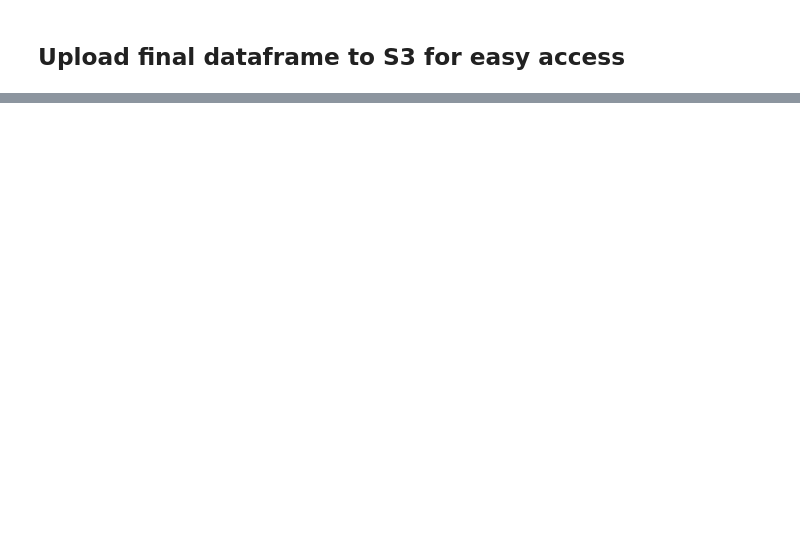
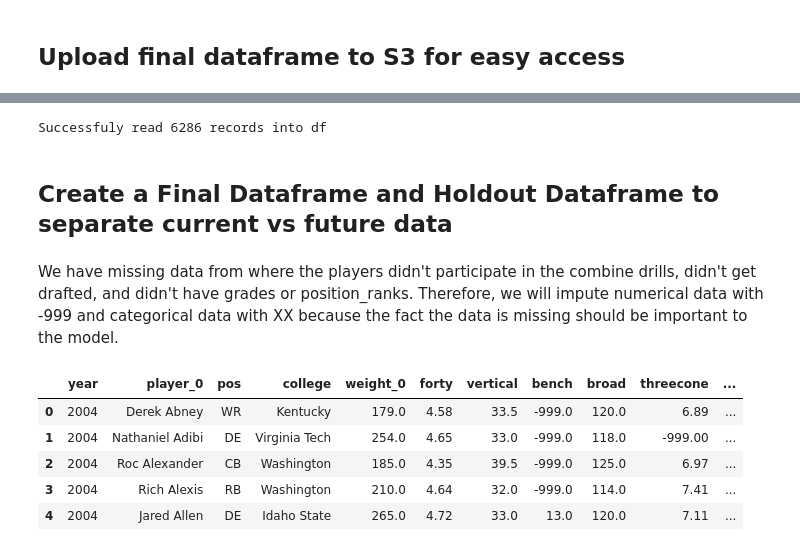
Before and after one commit to Lennyj89/ADS508, a Jupyter notebook: FinalProject.ipynb, the cells around one changed output, grey strips where cells are left out. Saved outputs shown, nothing was run; the diff lists cells and outputs as text; code cells hidden in the pictures; blank space fills up the shorter version.

```diff
--- a/FinalProject.ipynb
+++ b/FinalProject.ipynb
@@ -451,0 +470,8 @@ to_s3(bucket, "cleanedData.csv", csv_buffer.getvalue())
+# %%
+pre_final_df = read_csv('PriorToStandardization.csv')
+# %% [output]
+Successfuly read 6286 records into df
+# %%
+pre_final_df.drop(columns=['Unnamed: 0', 'pick_0', 'round_0', 'position_0'], inplace=True)
+# %% [markdown]
+## Create a Final Dataframe and Holdout Dataframe to separate current vs future data
@@ -451,0 +484,14 @@ to_s3(bucket, "cleanedData.csv", csv_buffer.getvalue())
+# %% [markdown]
+We have missing data from where the players didn't participate in the combine drills, didn't get drafted, and didn't have grades or position_ranks.  Therefore, we will impute numerical data with -999 and categorical data with XX because the fact the data is missing should be important to the model.
+# %%
+final_df['side'].fillna('XX', inplace=True)
+final_df['team_1'].fillna('XX', inplace=True)
+final_df.fillna(-999, inplace=True)
+final_df.head()
+# %% [output]
+|  | year | player_0 | pos | college | weight_0 | forty | vertical | bench | broad | threecone | ... |
+| 0 | 2004 | Derek Abney | WR | Kentucky | 179.0 | 4.58 | 33.5 | -999.0 | 120.0 | 6.89 | ... |
+| 1 | 2004 | Nathaniel Adibi | DE | Virginia Tech | 254.0 | 4.65 | 33.0 | -999.0 | 118.0 | -999.00 | ... |
+| 2 | 2004 | Roc Alexander | CB | Washington | 185.0 | 4.35 | 39.5 | -999.0 | 125.0 | 6.97 | ... |
+| 3 | 2004 | Rich Alexis | RB | Washington | 210.0 | 4.64 | 32.0 | -999.0 | 114.0 | 7.41 | ... |
+| 4 | 2004 | Jared Allen | DE | Idaho State | 265.0 | 4.72 | 33.0 | 13.0 | 120.0 | 7.11 | ... |
```
Also changed, not shown: parts of 30 cells of this notebook, 2 other files.
